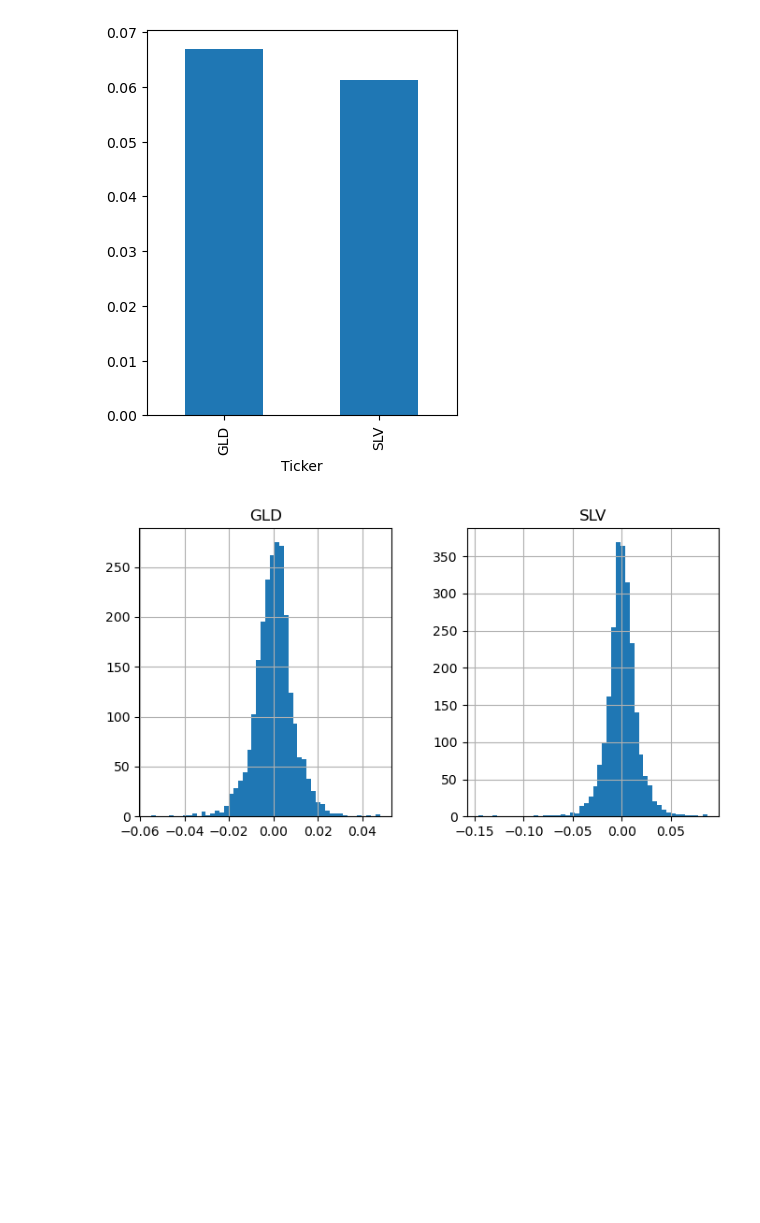
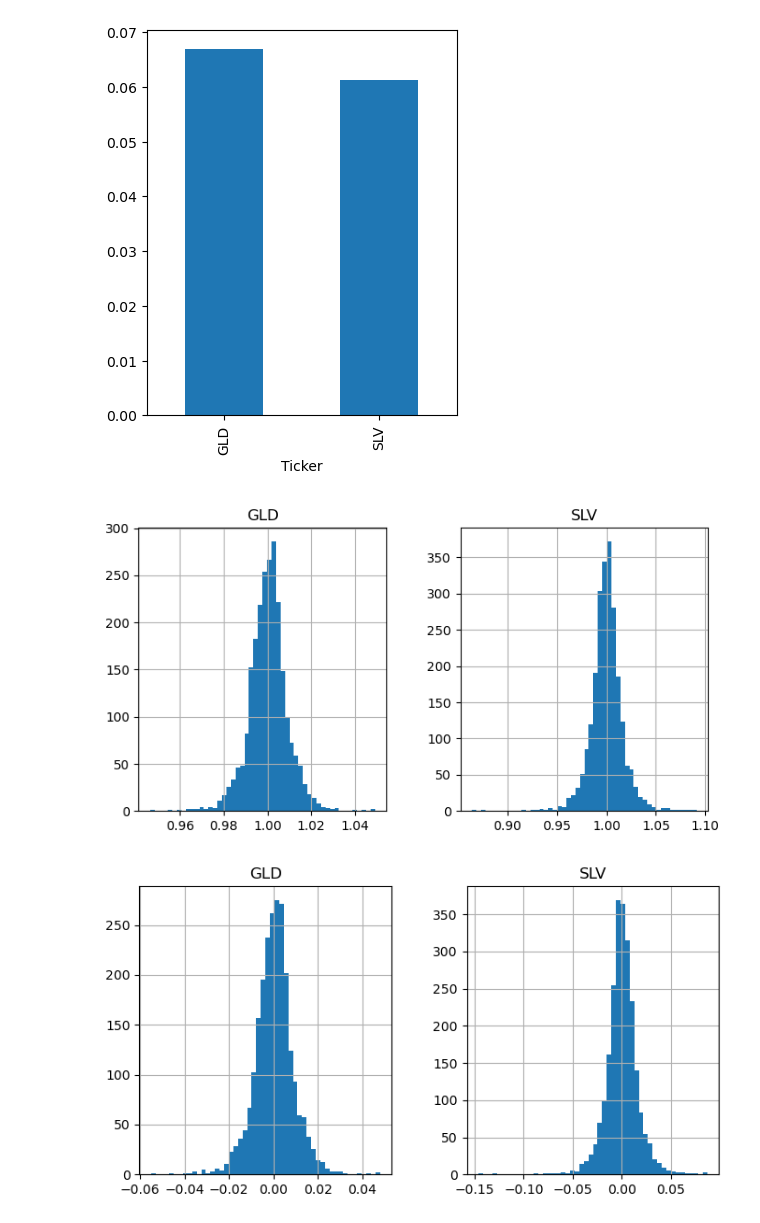
Before and after one commit to NoviceKim/time_series, a Jupyter notebook: time_series_project.ipynb, the cells around one changed output. Saved outputs shown, nothing was run; the diff lists cells and outputs as text; code cells hidden in the pictures; blank space fills up the shorter version.

```diff
--- a/time_series_project.ipynb
+++ b/time_series_project.ipynb
@@ -120,6 +126,12 @@ dtype: float64
 plt.show()
 # %% [output]
 [figure]
+# %%
+# 로그를 취하지 않았을 때의 금과 은 ETF의 수익률 분포를 히스토그램으로 출력
+np.exp(rate_f_df).hist(figsize=(8, 4), bins=50)
+plt.show()
+# %% [output]
+[figure, added]
 # %%
 # 금과 은 ETF의 수익률 분포를 히스토그램으로 출력
 rate_f_df.hist(figsize=(8, 4), bins=50)
```
Also changed, not shown: parts of 9 cells of this notebook, 2 other files.
